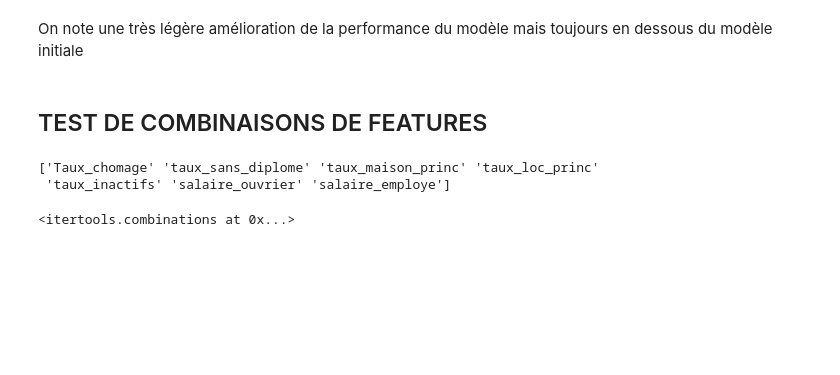
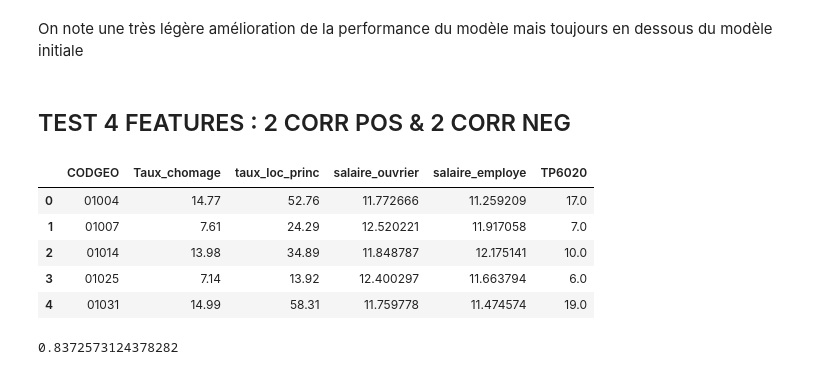
Before and after one commit to Mariehf64/fev23cda_french_industry, a Jupyter notebook: notebooks/Dataset 2020 - variables MH+VR & features importance.ipynb, the cells around one changed output. Saved outputs shown, nothing was run; the diff lists cells and outputs as text; code cells hidden in the pictures; blank space fills up the shorter version.

```diff
--- a/notebooks/Dataset 2020 - variables MH+VR & features importance.ipynb
+++ b/notebooks/Dataset 2020 - variables MH+VR & features importance.ipynb
@@ -563,14 +563,15 @@ metrics.r2_score(y_test_6feats, model_6feats.predict(X_test_6feats))
 # %% [markdown]
 On note une très légère amélioration de la performance du modèle mais toujours en dessous du modèle initiale
 # %% [markdown]
-## TEST DE COMBINAISONS DE FEATURES ##
+## TEST 4 FEATURES : 2 CORR POS & 2 CORR NEG ##
-# %%
-features = np.array(data.drop(['CODGEO', 'TP6020'], axis=1).columns)
-print(features)
-# %% [output]
-['Taux_chomage' 'taux_sans_diplome' 'taux_maison_princ' 'taux_loc_princ'
- 'taux_inactifs' 'salaire_ouvrier' 'salaire_employe']
-# %%
-itertools.combinations(features, 3)
-# %% [output]
-<itertools.combinations at 0x...>
+# %%
+data_4feats_corr = data.drop([  'taux_maison_princ','taux_sans_diplome','taux_inactifs' ], axis=1)
+# %%
+data_4feats_corr.head()
+# %% [output]
+|  | CODGEO | Taux_chomage | taux_loc_princ | salaire_ouvrier | salaire_employe | TP6020 |
+| 0 | 01004 | 14.77 | 52.76 | 11.772666 | 11.259209 | 17.0 |
+| 1 | 01007 | 7.61 | 24.29 | 12.520221 | 11.917058 | 7.0 |
+| 2 | 01014 | 13.98 | 34.89 | 11.848787 | 12.175141 | 10.0 |
+| 3 | 01025 | 7.14 | 13.92 | 12.400297 | 11.663794 | 6.0 |
+| 4 | 01031 | 14.99 | 58.31 | 11.759778 | 11.474574 | 19.0 |
@@ -576,0 +584,6 @@ itertools.combinations(features, 3)
+# %%
+model_4feats_corr = ensemble.GradientBoostingRegressor()
+model_4feats_corr.fit(X_train_4feats_corr, y_train_4feats_corr)
+metrics.r2_score(y_test_4feats_corr, model_4feats_corr.predict(X_test_4feats_corr))
+# %% [output]
+0.8372573124378282
```
Also changed, not shown: parts of 9 cells of this notebook.
